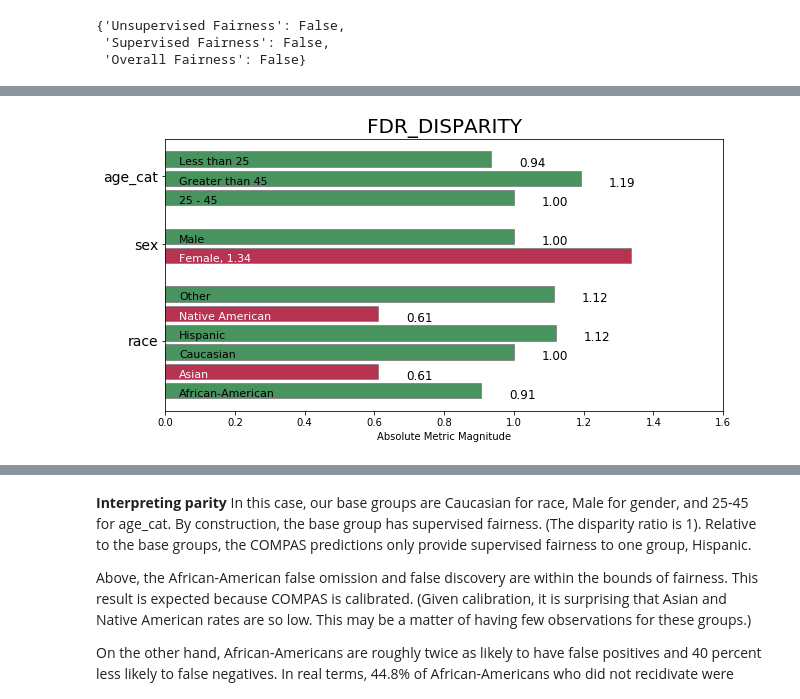
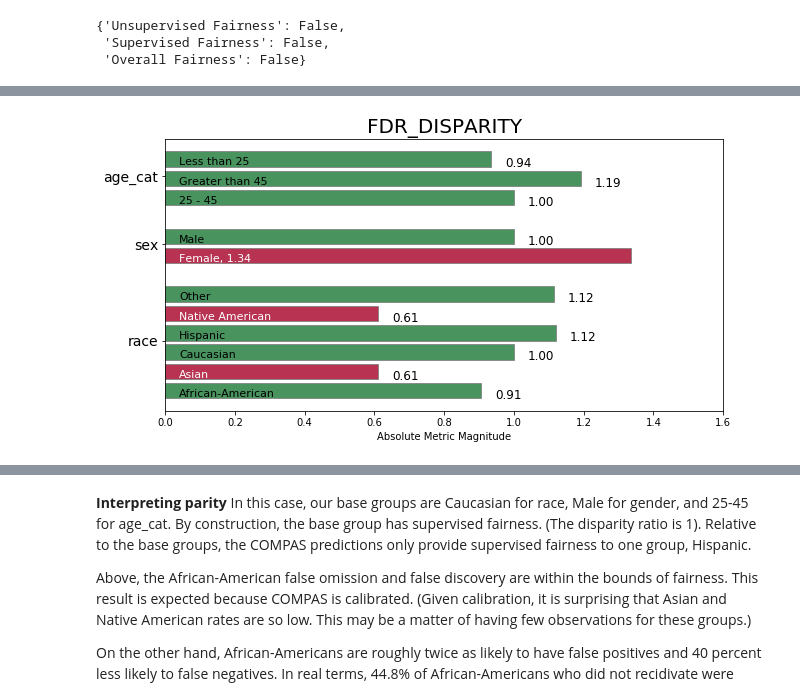
Before and after one commit to dssg/aequitas, a Jupyter notebook: docs/source/examples/compas_demo.ipynb, the cells around one changed output, grey strips where cells are left out. Cells and saved outputs as stored; diff of their text form; code cells hidden in the pictures.

```diff
--- a/docs/source/examples/compas_demo.ipynb
+++ b/docs/source/examples/compas_demo.ipynb
@@ -1039,4 +343,4 @@ def plot_fairness_disparity(fairness_table, group_metric, ax=None, ax_lim = None
 # %%
-m = plot_fairness_disparity(fdf, group_metric='fdr_disparity', title=True, label_dict={})
+m = aqp.plot_fairness_disparity(fdf, group_metric='fdr_disparity')
 # %% [output]
-[figure, old version]
+[figure, new version]
```
Also changed, not shown: parts of 35 cells of this notebook, 1 other file.
